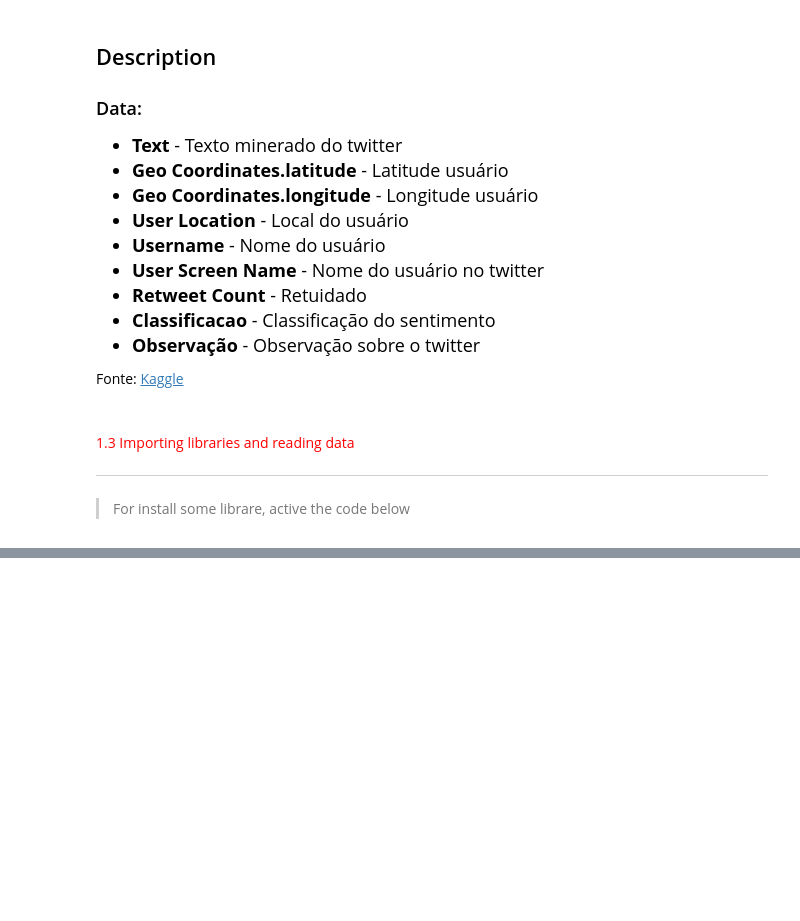
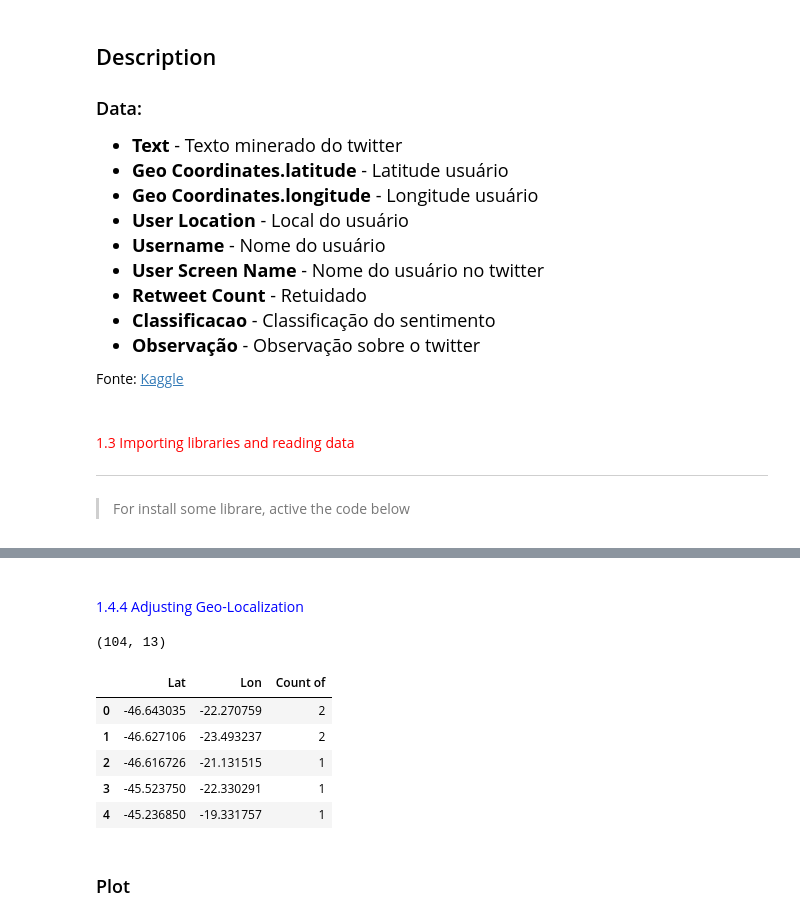
Before and after one commit to Gabriel-limadev/amotion_rating-text_analysis_and_mining, a Jupyter notebook: emotion_rating.ipynb, the cells around one changed output, grey strips where cells are left out. Saved outputs shown, nothing was run; the diff lists cells and outputs as text; code cells hidden in the pictures; blank space fills up the shorter version.

```diff
--- a/emotion_rating.ipynb
+++ b/emotion_rating.ipynb
@@ -69,0 +219,29 @@ data.head()
+# %% [markdown]
+<br>
+<font color= 'blue' style='font-size: 20px'>1.4.4 Adjusting Geo-Localization</font>
+# %%
+geo_analyse = data.loc[
+    (data['Geo Coordinates.latitude'].notnull()) &
+    (data['Geo Coordinates.longitude'].notnull())
+]
+geo_analyse.shape
+# %% [output]
+(104, 13)
+# %%
+# Grouping geo-localizations
+
+localization_analyse = geo_analyse.groupby(
+    by = ['Geo Coordinates.latitude', 'Geo Coordinates.longitude']
+).count()[['Username']].reset_index()
+
+localization_analyse.columns = ['Lat', 'Lon', 'Count of']
+localization_analyse.head()
+# %% [output]
+|  | Lat | Lon | Count of |
+| 0 | -46.643035 | -22.270759 | 2 |
+| 1 | -46.627106 | -23.493237 | 2 |
+| 2 | -46.616726 | -21.131515 | 1 |
+| 3 | -45.523750 | -22.330291 | 1 |
+| 4 | -45.236850 | -19.331757 | 1 |
+# %% [markdown]
+### Plot
```
Also changed, not shown: parts of 35 cells of this notebook.
